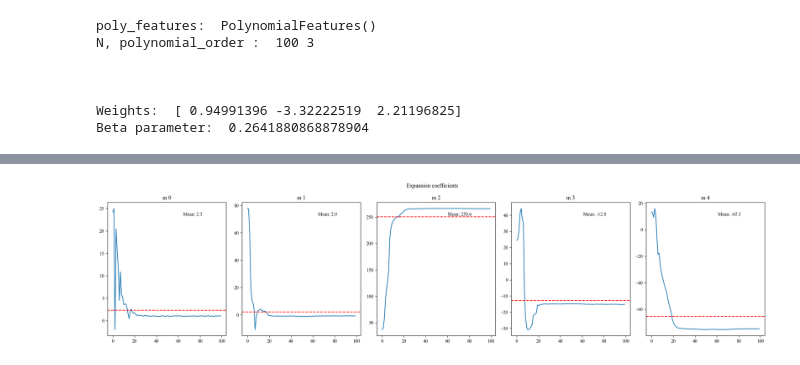
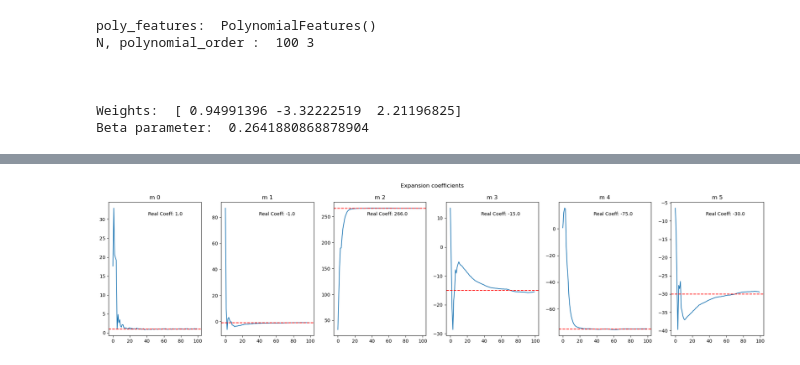
Before and after one commit to fsaudm/Recursive-Estimation-of-Polynomial-Approximation-Kaczmarz-Algorithm, a Jupyter notebook: Kaczmarz Coeff Estimation.ipynb, the cells around one changed output, grey strips where cells are left out. Cells and saved outputs as stored; diff of their text form; code cells hidden in the pictures.

Commit message:
Checks previous to meeting

```diff
--- a/Kaczmarz Coeff Estimation.ipynb
+++ b/Kaczmarz Coeff Estimation.ipynb
@@ -278,17 +226,3 @@ N, polynomial_order :  100 3
 
 Weights:  [ 0.94991396 -3.32222519  2.21196825]
 Beta parameter:  0.2641880868878904
-# %%
-# Generate some random data
-x = np.linspace(-1, 1, 100)
-y = 2 * x**2 - 3 * x + 1 + np.random.normal(0, 0.5, 100)
-
-# Create the design matrix
-design_matrix = generate_design_matrix_from_1D_data(x,2)
-
-# Call the Kaczmarz algorithm
-weights, beta = max_likelyhood_fit(design_matrix, y)
-
-# Print the weights and beta parameter
-print('Weights: ', weights)
-print('Beta parameter: ', beta)
@@ -327,44 +257,55 @@ def online_kaczmarz(design_matrix,target_values,iterations,r, weights=None):
 
     # This is for beta
 
-    residual_errors = target_values - design_matrix @ weight_predictions
-    sse = residual_errors.T @ residual_errors
-    beta_parameter = sse / ( - polynomial_order)
+    # residual_errors = target_values - design_matrix @ weight_predictions
+    # sse = residual_errors.T @ residual_errors
+    # beta_parameter = sse / ( - polynomial_order)
 
     return weight_predictions, beta_parameter
 # %%
-# Generate some random data
+# Test for online Kaczmarz
 x = np.linspace(-1, 1, 100)
-y = (-75 * x**4) + (-15 * x**3) + (266 * x**2) + (-1 * x) + 1 + np.random.normal(0, 0.1, 100)
-A = np.array([[1, -1, 266, -15, -75]])
+y = (-30 * x**5) + (-75 * x**4) + (-15 * x**3) + (266 * x**2) + (-1 * x) + 1 + np.random.normal(0, 0.1, 100)
+A = np.array([[1, -1, 266, -15, -75, -30]])
 print('A: ', A.shape)
 
 
-
+################################################################################################
+####    Definition of "Hyperparameters"
+################################################################################################
 t = 100 #timesteps
 r = 25 # number of data points used to estimate the coefficientes
-iterations = 10
-polynomial_degree = 4
+iterations = 10 # number of iterations of the projection algorithm, it converges arguably fast!
+polynomial_degree = 5
 
+## Initializing array to store the coefficients
 coefficients = np.zeros(polynomial_degree+1)
+
+
+################################################################################################
+####    Online estimation of coefficients
+################################################################################################
 
 for timestep in range(t):
 
-
+    ## This part just generates new additional points with the same function
     new_x = random.uniform(-1, 1)
     x = np.append(x, new_x)
 
-    new_y = (-75 * new_x**4) + (-15 * new_x**3) + (266 * new_x**2) + (-1 * new_x) + 1 + random.uniform(-0.1, 0.1)
+    new_y = (-30 * new_x**5) + (-75 * new_x**4) + (-15 * new_x**3) + (266 * new_x**2) + (-1 * new_x) + 1 + random.uniform(-0.1, 0.1)
     y = np.append(y, new_y)
 
-    # Create the design matrix
+    ## This part creates the design matrix that is to be the input X of the estimation algorithm
     design_matrix = generate_design_matrix_from_1D_data(x,polynomial_degree)
 
+
+    ## At the first iteration "timestep, t", start with randomized weights
     if timestep == 0:
         weight_predictions, beta_parameter = online_kaczmarz(design_matrix,y,iterations,r)
 
+    ## At iteration "timestep, t">=1, start with the previously estimated coefficients
     else:
-        # Assume data is a numpy array with shape (3, 50)
+        # Assume data is a numpy array with shape (poly_order+1, timesteps)
         l = coefficients[:, -1]  # Extract the last column
         previous_weights = np.squeeze(l)  # Remove dimensions of size 1
 
@@ -375,15 +316,40 @@ for timestep in range(t):
 
     coefficients = np.column_stack((coefficients, weight_predictions))
 
+
+
+################################################################################################
+####    Results
+################################################################################################
+
+
 coefficients = coefficients[:,1:]
 print('coefficients shape: ', coefficients.shape)
-print('Real Coefficients : ', A )
+
+
+np.set_printoptions(precision=2)
+print('coefficients: ', coefficients[:,-1])
+print('Real Coefficients : ', A)
 
 
 
+
+
+################################################################################################
+####    Online estimation of coefficients
+################################################################################################
+
 weights = coefficients[:,-1] #Using only the last iteration of the weight prediction]
+
+## Application of the estiamted coefficients to calculate the estimated Y_hat values
 y_hat =  generate_design_matrix_from_1D_data(x,polynomial_degree) @ weights.T
 
+
+
+
+################################################################################################
+####    Plots and graphs
+################################################################################################
 
 # Sort the data by x
 sort_indices = np.argsort(x)
@@ -396,7 +362,6 @@ plt.scatter(x, y)
 plt.plot((x_sorted), (y_hat_sorted), color='red', linewidth = 3)
 
 
-
 # Create a grid of subplots and flatten it
 fig, axs = plt.subplots(ncols=polynomial_degree+1, figsize=(20, 5))
 axs = axs.flatten()
@@ -404,9 +369,9 @@ axs = axs.flatten()
 # Plot each coefficient and add a horizontal line at the mean
 for i in range(polynomial_degree+1):
     axs[i].plot(coefficients[i,:])
-    mean_value = coefficients[i,:].mean()
+    mean_value = A[:,i].mean()
     axs[i].axhline(y=mean_value, linestyle='dashed', color='red')
-    axs[i].text(0.8, 0.9, f"Mean: {mean_value:.1f}", transform=axs[i].transAxes, ha='right')
+    axs[i].text(0.8, 0.9, f"Real Coeff: {mean_value:.1f}", transform=axs[i].transAxes, ha='right')
 
 # Set titles for the subplots
 for i, ax in enumerate(axs):
@@ -422,9 +387,6 @@ plt.tight_layout()
 plt.show()
 
 
-
-
-
     # for i in range(polynomial_degree+1):
     #     # Create a new figure and plot the data
     #     fig, a0 = plt.subplots()
@@ -442 +405 @@ Real Coefficients :  [[  1  -1 266 -15 -75]]
-[figure, old version]
+[figure, new version]
```
Also changed, not shown: parts of 8 cells of this notebook, 1 other file.
